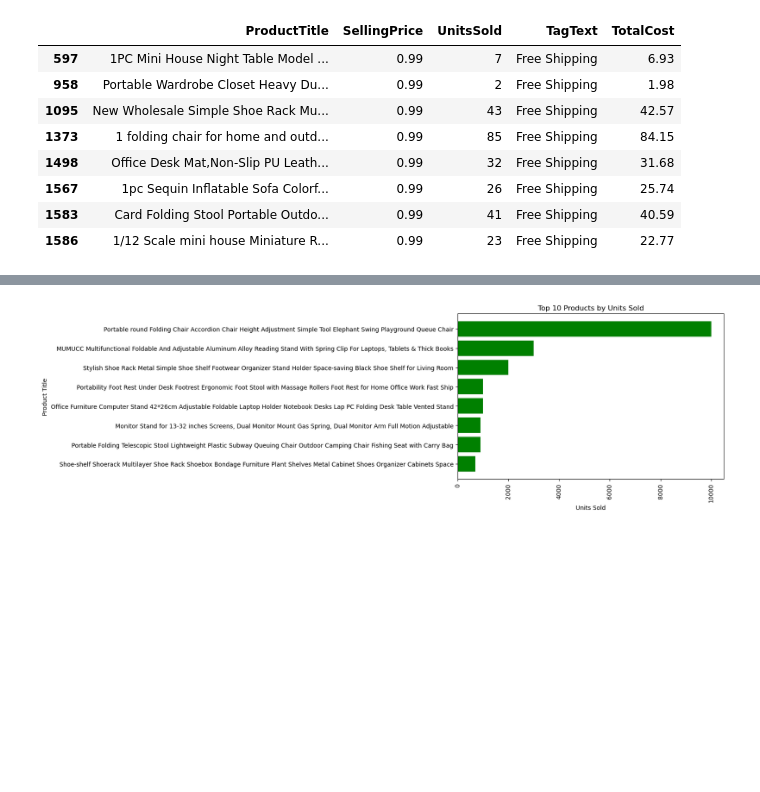
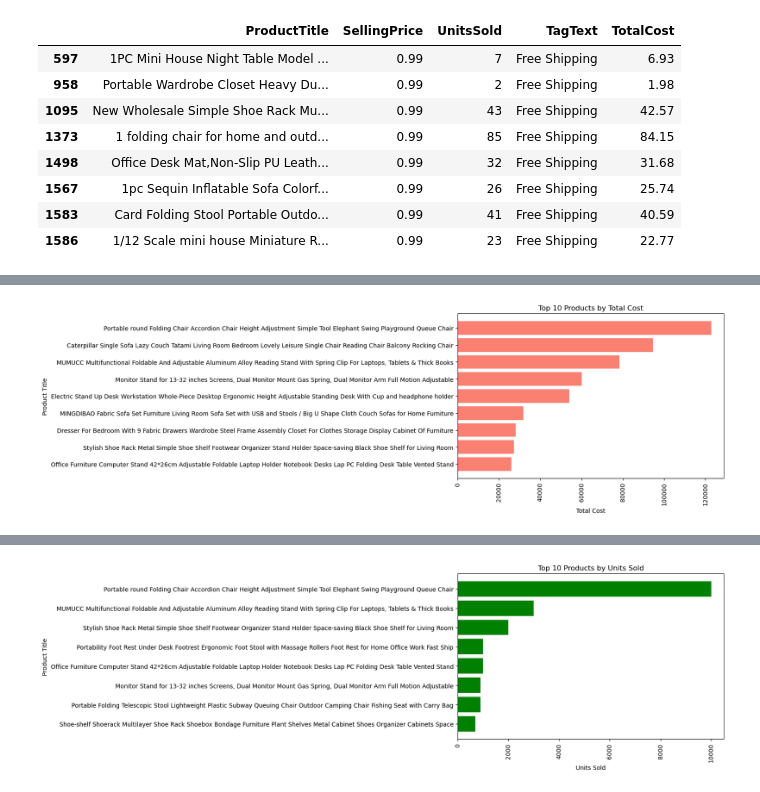
Before and after one commit to SayantiSaha014/E-commerce-Furniture-Dataset-2024, a Jupyter notebook: E-commerce_Furniture.ipynb, the cells around one changed output, grey strips where cells are left out. Drawn from its saved outputs; the diff is of its cells as text; code cells hidden in the pictures; blank space fills up the shorter version.

```diff
--- a/E-commerce_Furniture.ipynb
+++ b/E-commerce_Furniture.ipynb
@@ -146,3 +146,7 @@ df = df[desired_column_order]
 # Create a new column 'TotalCost_with_Shipping'
 # In the new column 'TotalCost_with_Shipping' = ShippingCharges+TotalCost , only when TagText is not free shipping and TotalCost is not 0
 df['TotalCost_with_Shipping'] = np.where((df['TagText'] != 'Free Shipping') & (df['TotalCost'] != 0), df['ShippingCharges'] + df['TotalCost'], 0)
+# %%
+# Top 10 products by TotalCost
+top_10_products_TotalCost = df.sort_values(by='TotalCost', ascending=False).head(10)
+top_10_products_TotalCost
@@ -149 +165,14 @@ df['TotalCost_with_Shipping'] = np.where((df['TagText'] != 'Free Shipping') & (d
+# %%
+# Plot a bar chart to visualize the distribution by Total Cost
+plt.figure(figsize=(8, 5))
+plt.barh(top_10_products_TotalCost['ProductTitle'], top_10_products_TotalCost['TotalCost'], color='salmon')
+plt.xlabel('Total Cost')
+plt.ylabel('Product Title')
+plt.title('Top 10 Products by Total Cost')
+plt.xticks(rotation=90)
+plt.tight_layout()
+plt.gca().invert_yaxis()
+plt.show()
+# %% [output]
+[figure, added]
 # %%
```
Also changed, not shown: parts of 5 cells of this notebook.
